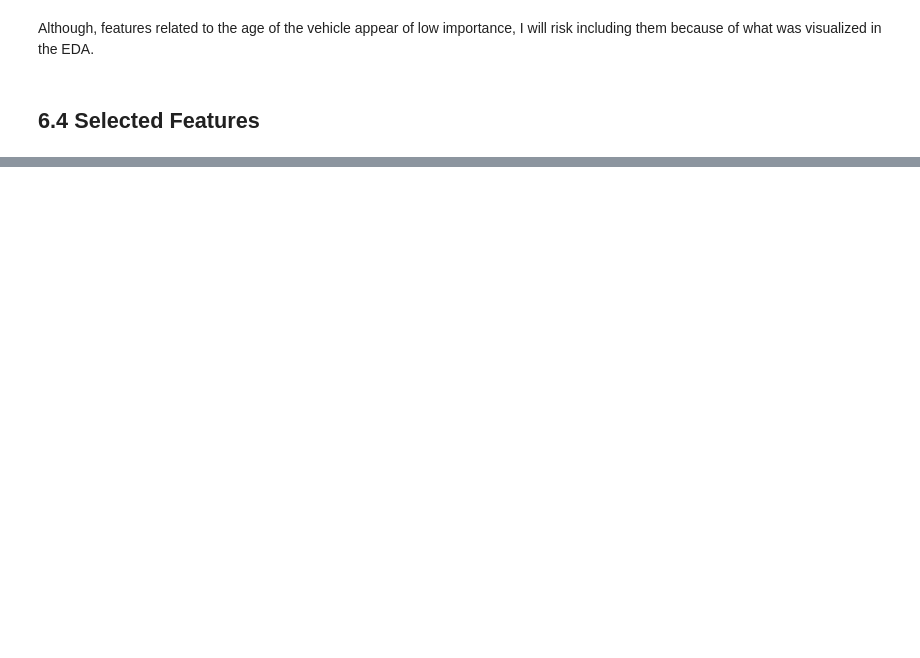
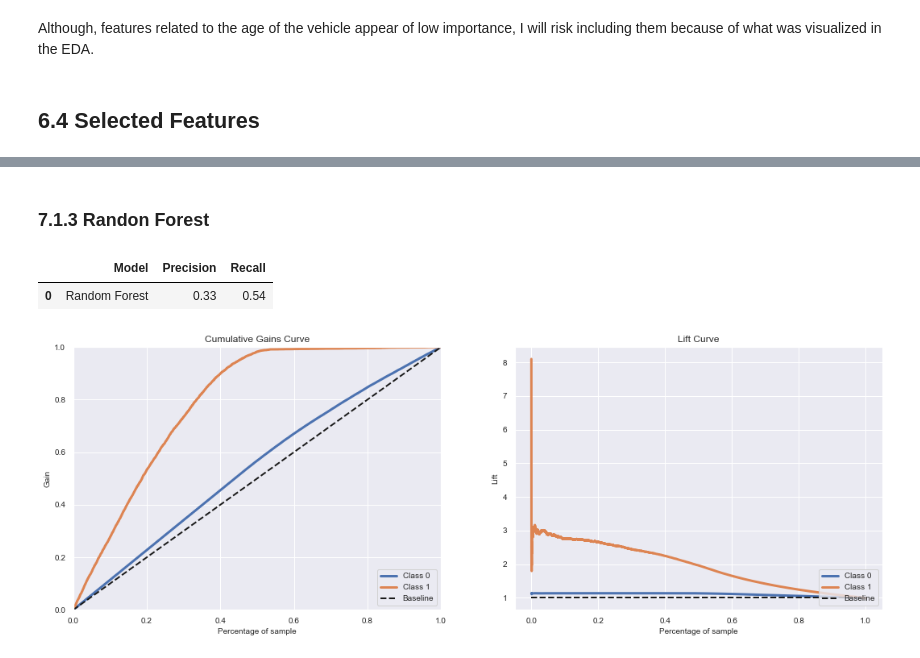
Before and after one commit to anaclaudialemos/learning_to_rank_for_cross_sell, a Jupyter notebook: notebooks/learning_to_rank_for_cross_sell_cycle01.ipynb, the cells around one changed output, grey strips where cells are left out. Drawn from its saved outputs; the diff is of its cells as text; code cells hidden in the pictures; blank space fills up the shorter version.

```diff
--- a/notebooks/learning_to_rank_for_cross_sell_cycle01.ipynb
+++ b/notebooks/learning_to_rank_for_cross_sell_cycle01.ipynb
@@ -908,0 +1013,24 @@ X_valid = X_valid_full[selected_cols]
+# %% [markdown]
+### 7.1.3 Randon Forest
+# %%
+# model
+rf = RandomForestClassifier(random_state=11)
+
+# model training
+rf.fit(X_train, y_train)
+
+# model prediction
+yhat_rf = rf.predict_proba(X_valid)
+
+# metrics at 20%
+metrics_at_20perc_rf = metrics_at_k(X_valid, y_valid, yhat_rf, 'Random Forest', k=k)
+display(metrics_at_20perc_rf)
+
+# cumulative gain curve and lift curve
+fig, axs = plt.subplots(ncols=2, figsize=(18, 6))
+skplt.metrics.plot_cumulative_gain(y_valid, yhat_rf, ax=axs[0])
+skplt.metrics.plot_lift_curve(y_valid, yhat_rf, ax=axs[1]);
+# %% [output]
+|  | Model | Precision | Recall |
+| 0 | Random Forest | 0.33 | 0.54 |
+[figure, added]
```
Also changed, not shown: parts of 37 cells of this notebook.
